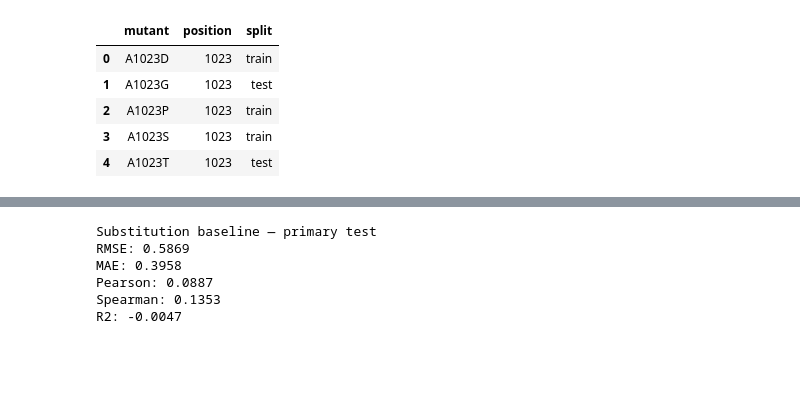
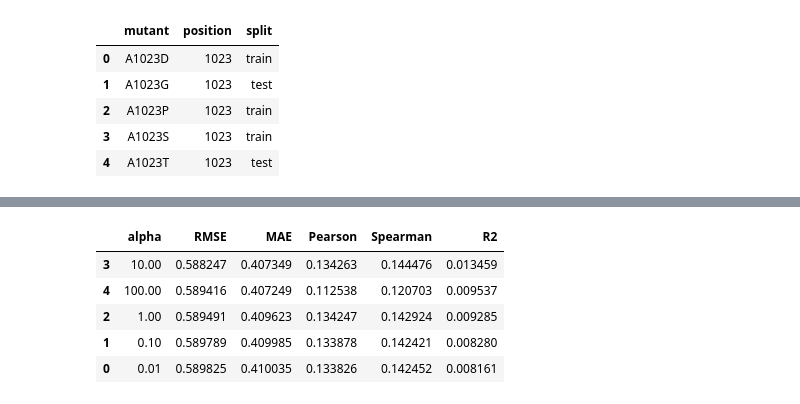
Before and after one commit to subhash-kurmana/Mandrake-Bio, a Jupyter notebook: notebooks/02_baselines_and_protein_model.ipynb, the cells around one changed output, grey strips where cells are left out. Saved outputs shown, nothing was run; the diff lists cells and outputs as text; code cells hidden in the pictures; blank space fills up the shorter version.

```diff
--- a/notebooks/02_baselines_and_protein_model.ipynb
+++ b/notebooks/02_baselines_and_protein_model.ipynb
@@ -373,24 +463,55 @@ R2: 0.0128
 # %%
-substitution_test_pred = (
-    substitution_model.predict(
-        test_pos[["substitution"]]
+position_alpha_results = []
+
+for alpha in alphas:
+
+    model = build_position_substitution_model(
+        alpha=alpha
     )
+
+    model.fit(
+        train_pos[
+            [
+                "substitution",
+                "position"
+            ]
+        ],
+        train_pos["DMS_score"]
+    )
+
+    val_pred = model.predict(
+        val_pos[
+            [
+                "substitution",
+                "position"
+            ]
+        ]
+    )
+
+    metrics = regression_metrics(
+        val_pos["DMS_score"],
+        val_pred
+    )
+
+    position_alpha_results.append({
+        "alpha": alpha,
+        **metrics
+    })
+
+
+position_alpha_results = pd.DataFrame(
+    position_alpha_results
 )
 
-substitution_test_metrics = regression_metrics(
-    test_pos["DMS_score"],
-    substitution_test_pred
+display(
+    position_alpha_results
+    .sort_values("RMSE")
 )
-
-print("Substitution baseline — primary test")
-
-for key, value in substitution_test_metrics.items():
-    print(f"{key}: {value:.4f}")
 # %% [output]
-Substitution baseline — primary test
-RMSE: 0.5869
-MAE: 0.3958
-Pearson: 0.0887
-Spearman: 0.1353
-R2: -0.0047
+|  | alpha | RMSE | MAE | Pearson | Spearman | R2 |
+| 3 | 10.00 | 0.588247 | 0.407349 | 0.134263 | 0.144476 | 0.013459 |
+| 4 | 100.00 | 0.589416 | 0.407249 | 0.112538 | 0.120703 | 0.009537 |
+| 2 | 1.00 | 0.589491 | 0.409623 | 0.134247 | 0.142924 | 0.009285 |
+| 1 | 0.10 | 0.589789 | 0.409985 | 0.133878 | 0.142421 | 0.008280 |
+| 0 | 0.01 | 0.589825 | 0.410035 | 0.133826 | 0.142452 | 0.008161 |
 # %%
```
Also changed, not shown: parts of 27 cells of this notebook, 2 other files.
